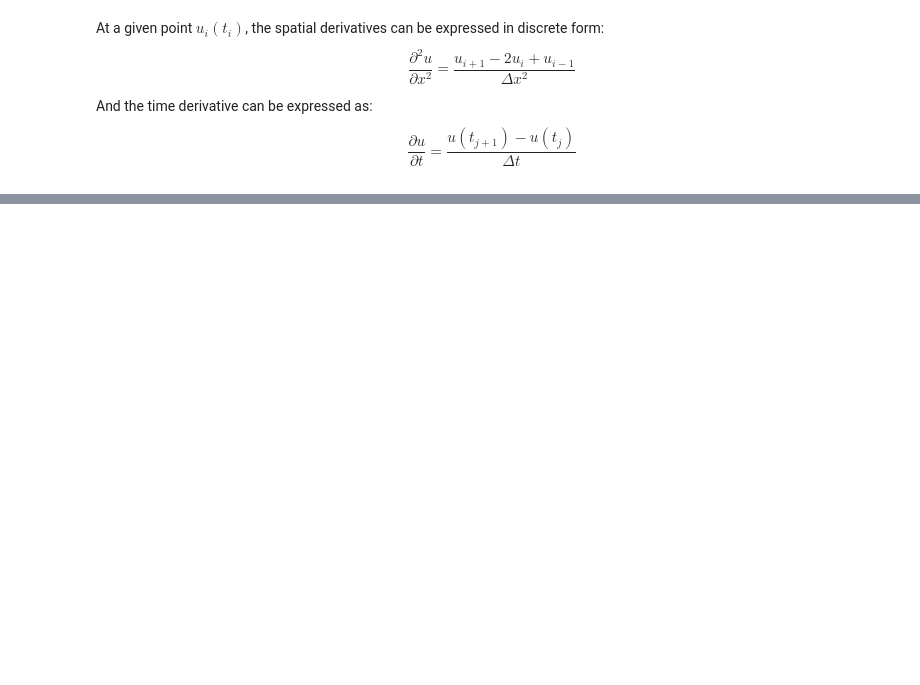
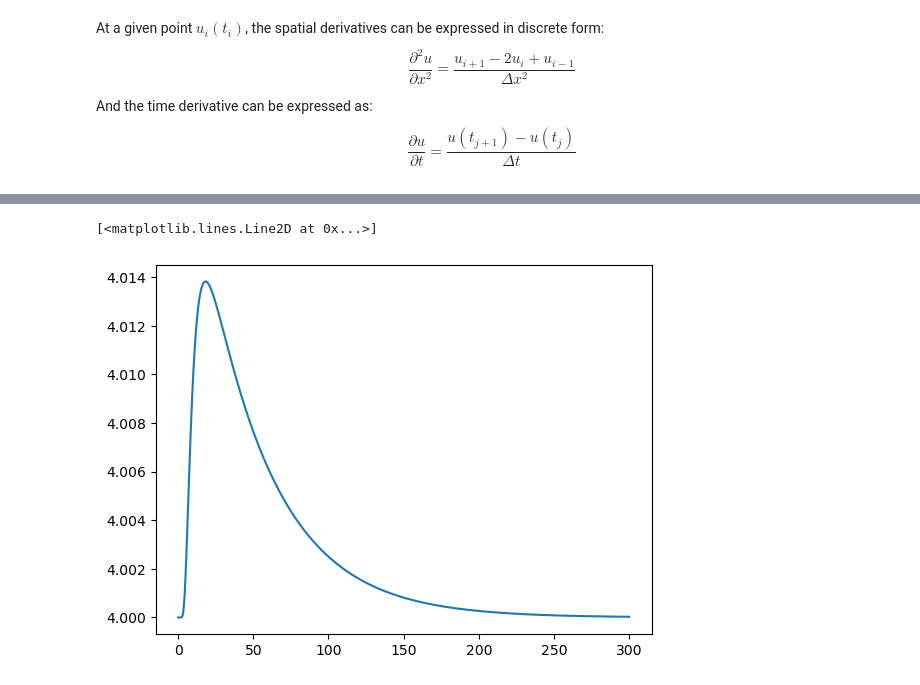
Before and after one commit to tabaker99/PHYS5070-Final-Project, a Jupyter notebook: Heat Flow.ipynb, the cells around one changed output, grey strips where cells are left out. Cells and saved outputs as stored; diff of their text form; code cells hidden in the pictures; blank space fills up the shorter version.

```diff
--- a/Heat Flow.ipynb
+++ b/Heat Flow.ipynb
@@ -41,0 +216,20 @@ As a simplified case, we assume that the non-insulated boundaries are in perfect
+# %%
+def getSignature(p_loc, p_energy, dt=0.1, tmax=100, T_ext=4, sensor_loc=(1, 6, 6)):
+    # Initial temperature
+    T = np.ones((12, 13, 13))*T_ext
+    T[p_loc[0], p_loc[1], p_loc[2]] = T_ext + p_energy
+
+    t=np.arange(0, tmax, dt)
+
+    sim = thermalSimulate(T, t, T_ext=T_ext)
+
+    signature = sim[sensor_loc[0],sensor_loc[1],sensor_loc[2],:]
+
+    return t, signature
+# %%
+
+t, sig = getSignature((10, 1, 5), 100, tmax=300)
+plt.plot(t, sig)
+# %% [output]
+[<matplotlib.lines.Line2D at 0x...>]
+[figure, added]
```
Also changed, not shown: parts of 14 cells of this notebook.
